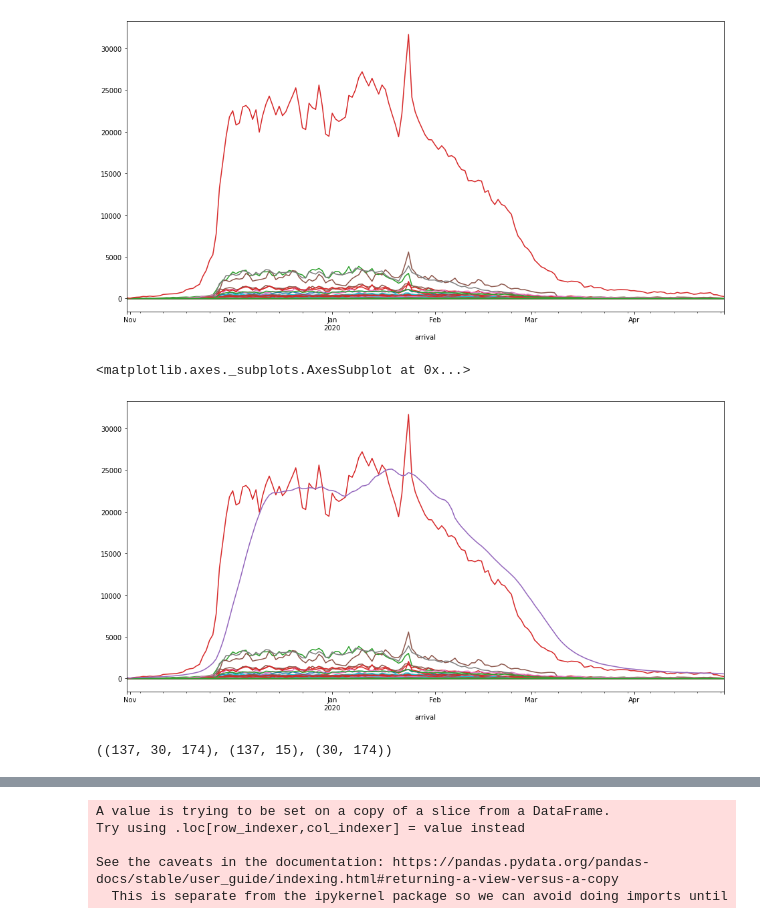
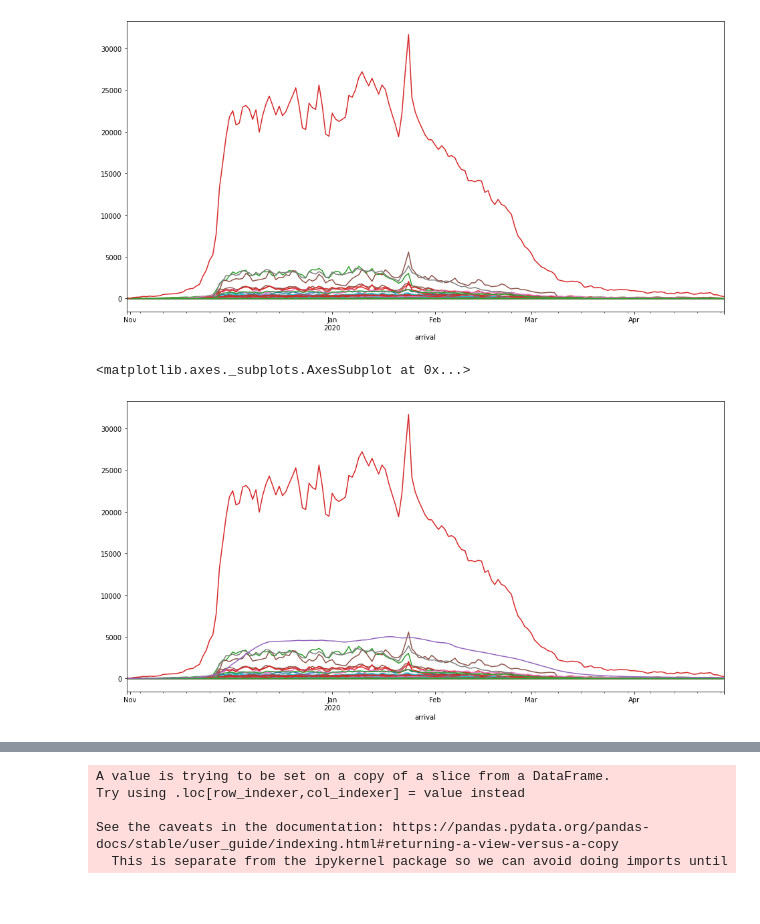
Before and after one commit to dolmani38/ai_corona, a Jupyter notebook: analysis_corona_0507.ipynb, the cells around one changed output, grey strips where cells are left out. Saved outputs shown, nothing was run; the diff lists cells and outputs as text; code cells hidden in the pictures.

```diff
--- a/analysis_corona_0507.ipynb
+++ b/analysis_corona_0507.ipynb
@@ -238,8 +241,9 @@ ds_iso.plot(legend=False,figsize=(16,8))
 # %%
 # 			1.1.3.2 2주 (14일) 평균 추세 추가.
 raw_ds = ds_iso.copy()
-raw_ds['arrival_14ma'] = raw_ds['total'].rolling(window=14, min_periods=0).mean()
+# scale을 조정하기 위해 /5 처리
+raw_ds['arrival_14ma'] = raw_ds['total'].rolling(window=14, min_periods=0).mean() / 5
 raw_ds.plot(legend=False,figsize=(16,8))
 # %% [output]
 <matplotlib.axes._subplots.AxesSubplot at 0x...>
-[figure, old version]
+[figure, new version]
@@ -285,5 +249,0 @@ test_x = data[data.shape[0]-window:data.shape[0],:]
-# %%
-#train_x ,train_y의 내용 확인.
-train_x.shape, train_y.shape, test_x.shape
-# %% [output]
-((137, 30, 174), (137, 15), (30, 174))
```
Also changed, not shown: parts of 36 cells of this notebook.
